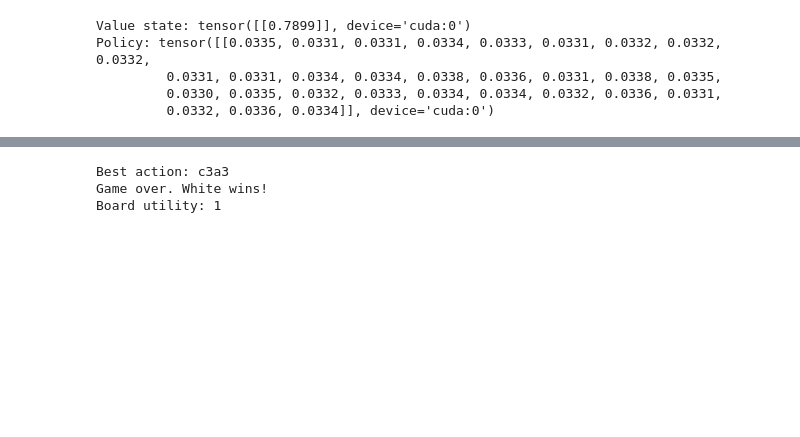
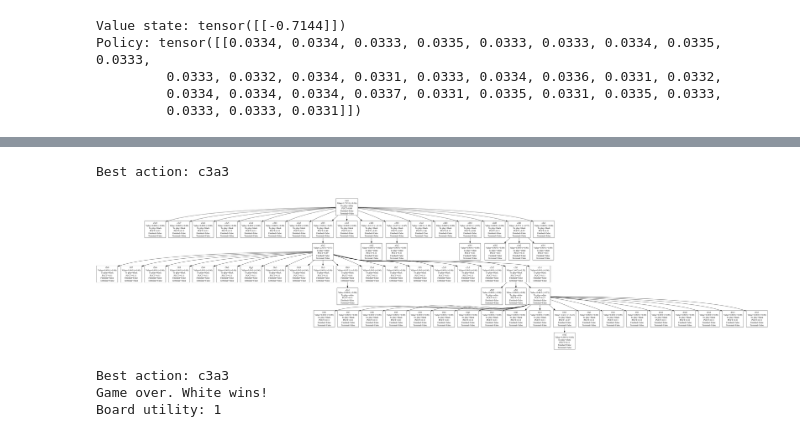
Before and after one commit to EAndrade-Lotero/ChessFinalistMCTS, a Jupyter notebook: notebooks/test_alpha_zero_train.ipynb, the cells around one changed output, grey strips where cells are left out. Cells and saved outputs as stored; diff of their text form; code cells hidden in the pictures; blank space fills up the shorter version.

```diff
--- a/notebooks/test_alpha_zero_train.ipynb
+++ b/notebooks/test_alpha_zero_train.ipynb
@@ -58,9 +80,12 @@ sbl_agent = A2C('MlpPolicy', env, verbose=0)
 # %%
 import torch
 
+# device = 'cuda'
+device = 'cpu'
+
 def value_network(state):
     # Convert state to tensor
-    tensor = torch.tensor(state, dtype=torch.float32).to('cuda')
+    tensor = torch.tensor(state, dtype=torch.float32).to(device)
     # Add batch dimension
     tensor = tensor.unsqueeze(dim=0)
     # Get value prediction from the policy
@@ -70,7 +95,7 @@ def value_network(state):
 
 def policy_network(state):
     # Convert state to tensor
-    tensor = torch.tensor(state, dtype=torch.float32).to('cuda')
+    tensor = torch.tensor(state, dtype=torch.float32).to(device)
     # Add batch dimension
     tensor = tensor.unsqueeze(dim=0)
     # Get value prediction from the policy
@@ -86,11 +111,11 @@ state = result[0]
 print(f"Value state: {value_network(state)}")
 print(f"Policy: {policy_network(state)}")
 # %% [output]
-Value state: tensor([[0.7899]], device='cuda:0')
-Policy: tensor([[0.0335, 0.0331, 0.0331, 0.0334, 0.0333, 0.0331, 0.0332, 0.0332, 0.0332,
-         0.0331, 0.0331, 0.0334, 0.0334, 0.0338, 0.0336, 0.0331, 0.0338, 0.0335,
-         0.0330, 0.0335, 0.0332, 0.0333, 0.0334, 0.0334, 0.0332, 0.0336, 0.0331,
-         0.0332, 0.0336, 0.0334]], device='cuda:0')
+Value state: tensor([[-0.7144]])
+Policy: tensor([[0.0334, 0.0334, 0.0333, 0.0335, 0.0333, 0.0333, 0.0334, 0.0335, 0.0333,
+         0.0333, 0.0332, 0.0334, 0.0331, 0.0333, 0.0334, 0.0336, 0.0331, 0.0332,
+         0.0334, 0.0334, 0.0334, 0.0337, 0.0331, 0.0335, 0.0331, 0.0335, 0.0333,
+         0.0333, 0.0333, 0.0331]])
 # %%
 # Initialize game, random policy and MCTS parameters
 game = KRK(start_position=1)
@@ -117,4 +142,15 @@ root = game.initial_state
 game.render(state)
 # %% [output]
 [drawing not drawn]
+# %%
+# Show best action
+best_action = tree.make_decision()
+print('Best action:', best_action)
+# %% [output]
+Best action: c3a3
+# %%
+png_data = tree.to_pydot().create_png()
+display(Image(png_data))
+# %% [output]
+[figure, added]
 # %%
```
Also changed, not shown: parts of 7 cells of this notebook, 1 other file.
